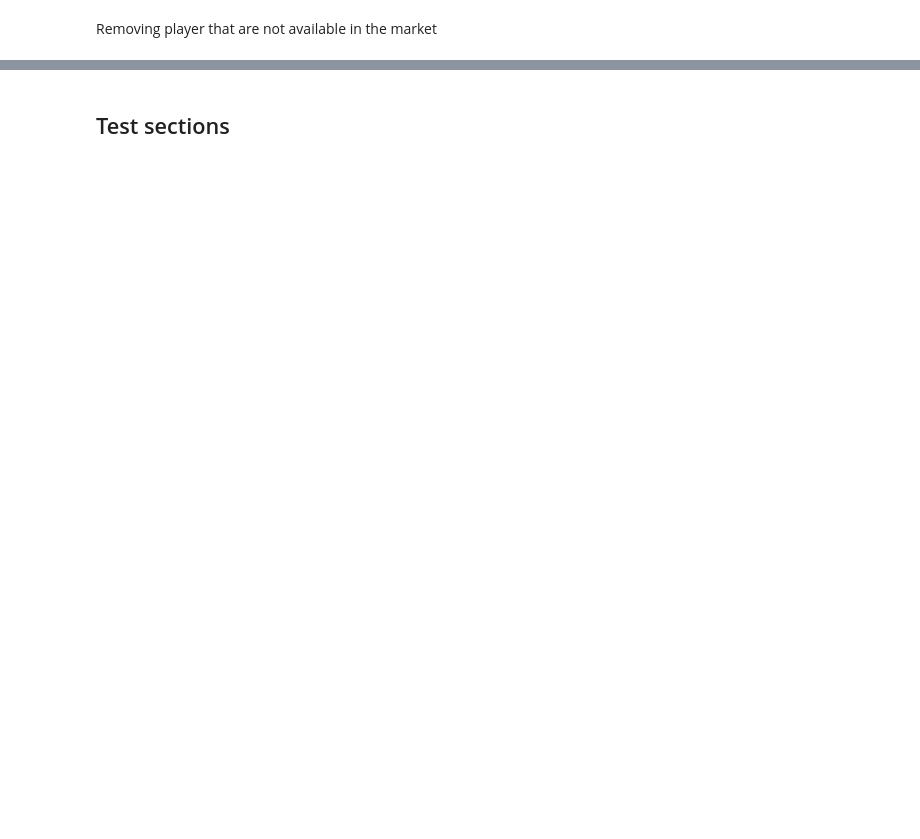
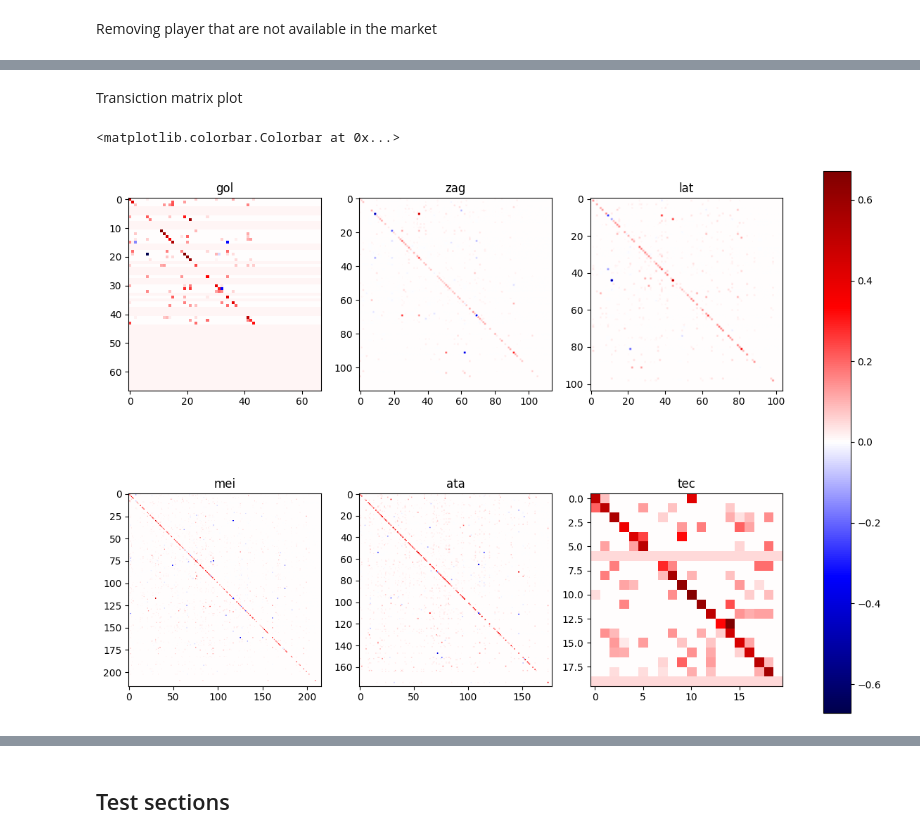
Before and after one commit to jquentino/mkv-cartola, a Jupyter notebook: model.ipynb, the cells around one changed output, grey strips where cells are left out. Cells and saved outputs as stored; diff of their text form; code cells hidden in the pictures; blank space fills up the shorter version.

```diff
--- a/model.ipynb
+++ b/model.ipynb
@@ -184,7 +140,0 @@ for match in range(len(matches)):
-# %%
-# normalizing
-M_norm = M.copy()
-for i, column in enumerate(M.T):
-    sum_of_columns = np.sum(column)
-    if sum_of_columns !=0:
-        M_norm[:, i] = M_norm[:, i] / sum_of_columns
@@ -233,0 +157,19 @@ players_ranked[players_ranked.position == 'ata'][(stationary > 0) * (stationary
+# %%
+def forward(home_goals: int, away_goals: int) -> Tuple[int, int]:
+    return home_goals, away_goals
+
+def defender(home_goals: int, away_goals: int):
+    home_extra_score, away_extra_score = 1, 1
+    if away_goals:
+        home_extra_score =- 1
+    if home_goals:
+        away_extra_score = -1
+    return home_extra_score, away_extra_score
+
+def midfilder(home_goals: int, away_goals: int) -> Tuple[int, int]:
+    forward_h, forward_a = forward(home_goals, away_goals)
+    defender_h, defender_a = defender(home_goals, away_goals)
+    return forward_h + defender_h, forward_a + defender_a
+
+def manager(*args) -> Tuple[int, int]:
+    return 0,0
@@ -233,0 +243,9 @@ players_ranked[players_ranked.position == 'ata'][(stationary > 0) * (stationary
+# %%
+out_data = {
+    "gol": {"func": defender},
+    "zag": {"func": defender},
+    "lat": {"func": defender},
+    "mei": {"func": midfilder},
+    "ata": {"func": forward},
+    "tec": {"func": manager}
+}
@@ -233,0 +257,13 @@ players_ranked[players_ranked.position == 'ata'][(stationary > 0) * (stationary
+# %% [markdown]
+Transiction matrix plot
+# %%
+fig, axes = plt.subplots(2, 3, figsize=(15, 10))
+axesli = axes.flatten()
+for i, key in enumerate(out_data):
+    im = axesli[i].imshow(out_data[key]["M_norm"], cmap='seismic', norm=TwoSlopeNorm(0))
+    axesli[i].set_title(key)
+
+fig.colorbar(im, ax=axes.ravel())
+# %% [output]
+<matplotlib.colorbar.Colorbar at 0x...>
+[figure, added]
```
Also changed, not shown: parts of 78 cells of this notebook, 3 other files.
